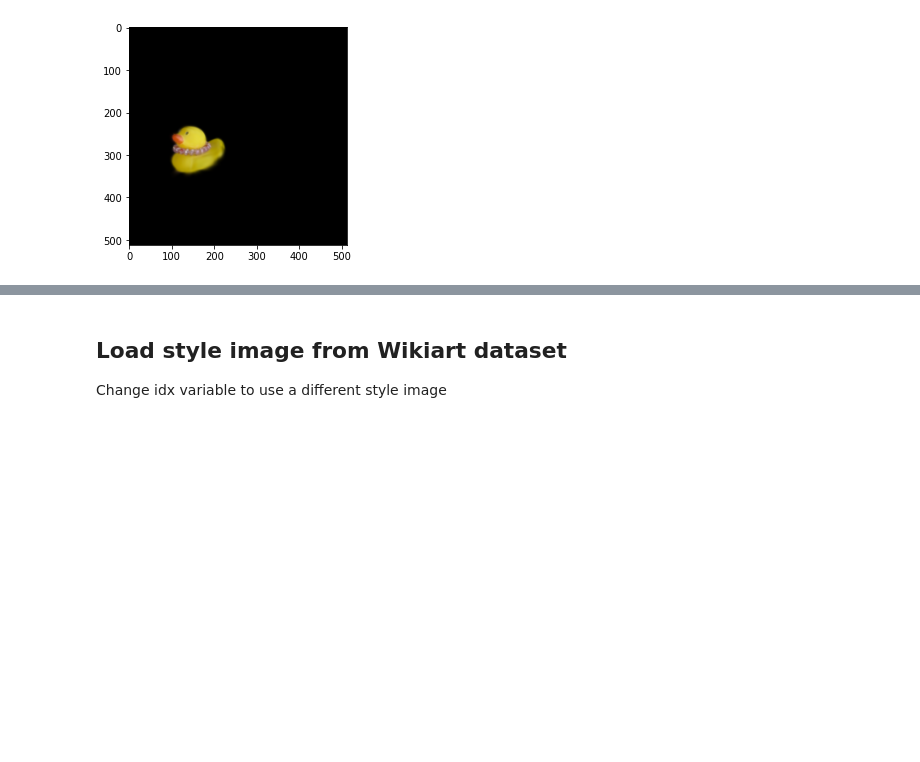
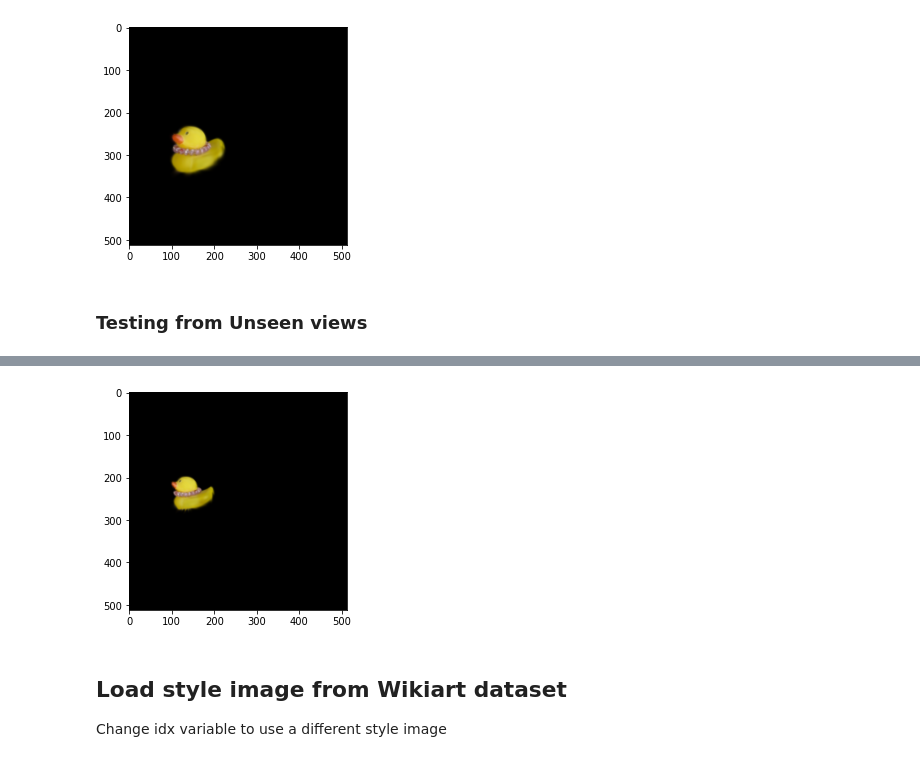
Before and after one commit to d-behl/gsplat-style-transfer, a Jupyter notebook: gs_segmentation.ipynb, the cells around one changed output, grey strips where cells are left out. Cells and saved outputs as stored; diff of their text form; code cells hidden in the pictures; blank space fills up the shorter version.

Commit message:
Add support for test cameras in notebook and update README.

```diff
--- a/gs_segmentation.ipynb
+++ b/gs_segmentation.ipynb
@@ -417,3 +421,36 @@ plt.show()
 # %% [output]
 WARNING:matplotlib.image:Clipping input data to the valid range for imshow with RGB data ([0..1] for floats or [0..255] for integers). Got range [-0.026411675..0.92438924].
 [figure]
+# %% [markdown]
+### Testing from Unseen views
+# %%
+test_cameras = pipeline.datamanager.eval_dataset.cameras
+
+means = model.means[final_mask].cuda()
+quats = model.quats[final_mask].cuda()
+scales = model.scales[final_mask].cuda()
+colors = model.colors[final_mask].cuda()
+opacities = model.opacities[final_mask].cuda()
+
+viewmats = get_viewmat(
+    test_cameras[2:3].camera_to_worlds
+).cuda()  # Change this variable to view the Gaussians from different views.
+Ks = test_cameras[0:1].get_intrinsics_matrices().cuda()
+
+colors, alpha, meta = rasterization(
+    means,
+    quats,
+    torch.exp(scales),
+    torch.sigmoid(opacities).squeeze(-1),
+    colors.squeeze(1),
+    viewmats,
+    Ks,
+    512,
+    512,
+    sh_degree=None,
+    packed=False,
+)
+
+plt.imshow(colors.cpu().detach().numpy().squeeze(0))
+plt.show()
+# %% [output]
@@ -420,3 +458,4 @@ WARNING:matplotlib.image:Clipping input data to the valid range for imshow with
+[figure, added]
 # %% [markdown]
 ## Load style image from Wikiart dataset
 
```
Also changed, not shown: parts of 10 cells of this notebook, 1 other file.
